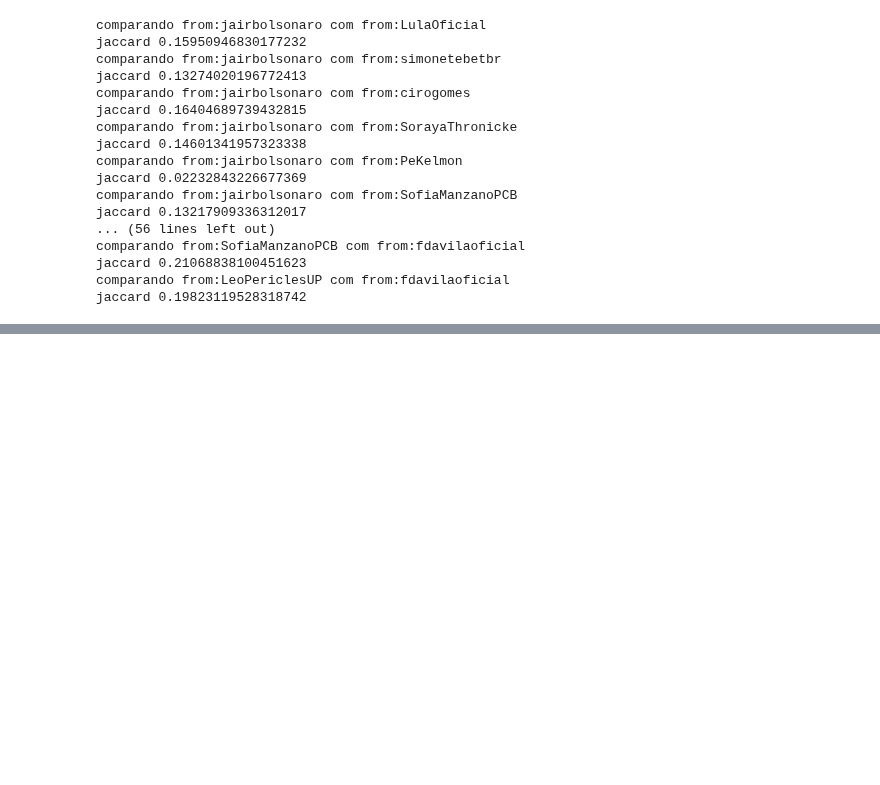
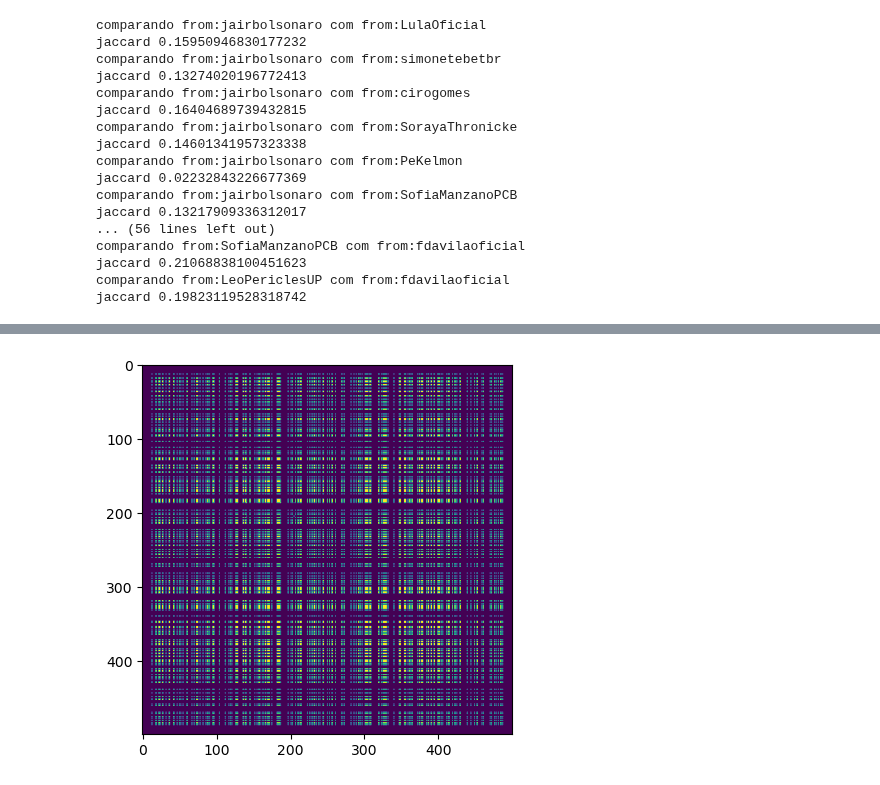
Before and after one commit to fagnercandido/presidenciaveis_twitter, a Jupyter notebook: feelings.ipynb, the cells around one changed output, grey strips where cells are left out. Drawn from its saved outputs; the diff is of its cells as text; code cells hidden in the pictures; blank space fills up the shorter version.

```diff
--- a/feelings.ipynb
+++ b/feelings.ipynb
@@ -266,0 +379,7 @@ jaccard 0.19823119528318742
+# %%
+sample_two_variables = dataframe_candidatos_palavras.T[["from:jairbolsonaro", "from:PeKelmon"]].sample(n = 500).values
+jaccard_similarity = jaccard_generalized(sample_two_variables)
+plt.imshow(jaccard_similarity)
+plt.show()
+# %% [output]
+[figure, added]
```
Also changed, not shown: parts of 10 cells of this notebook.
